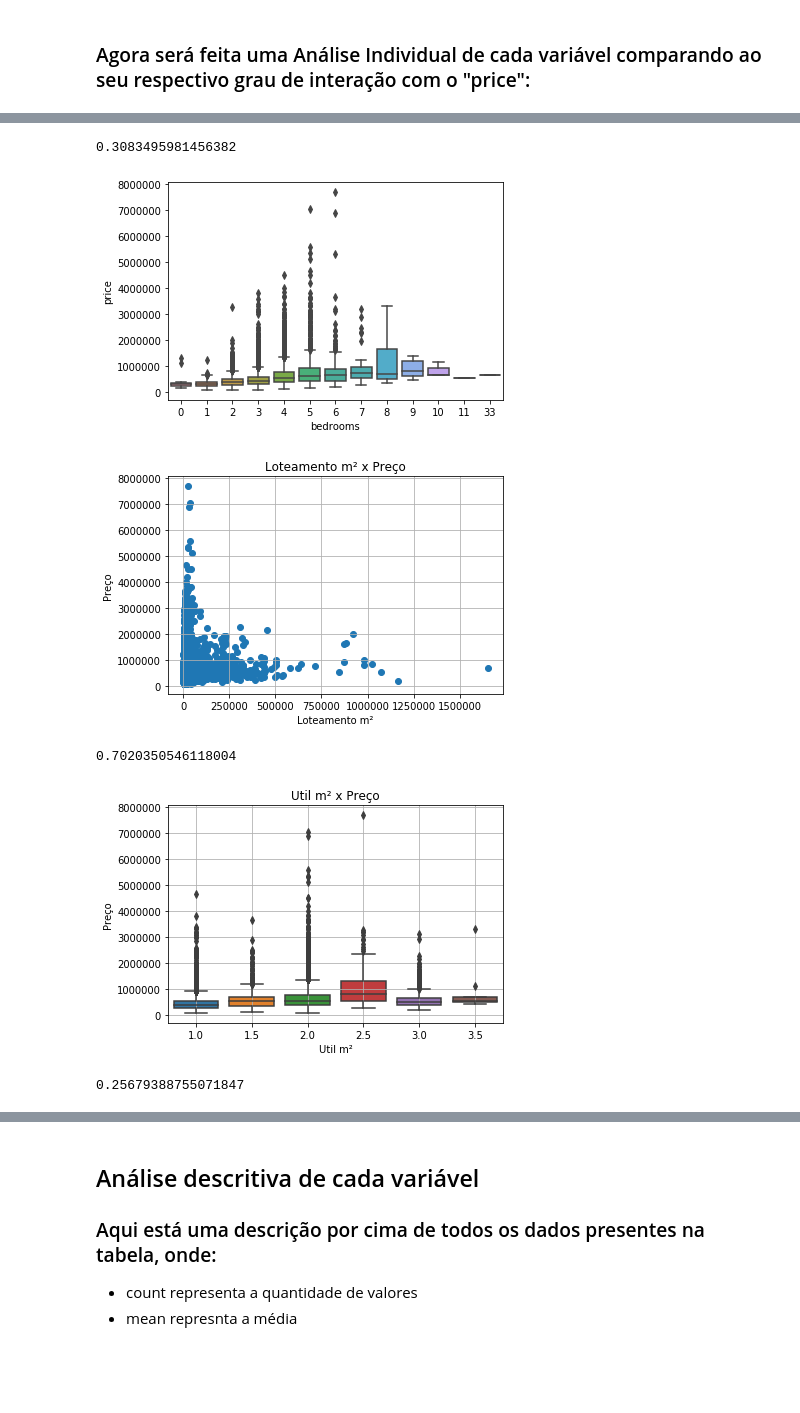
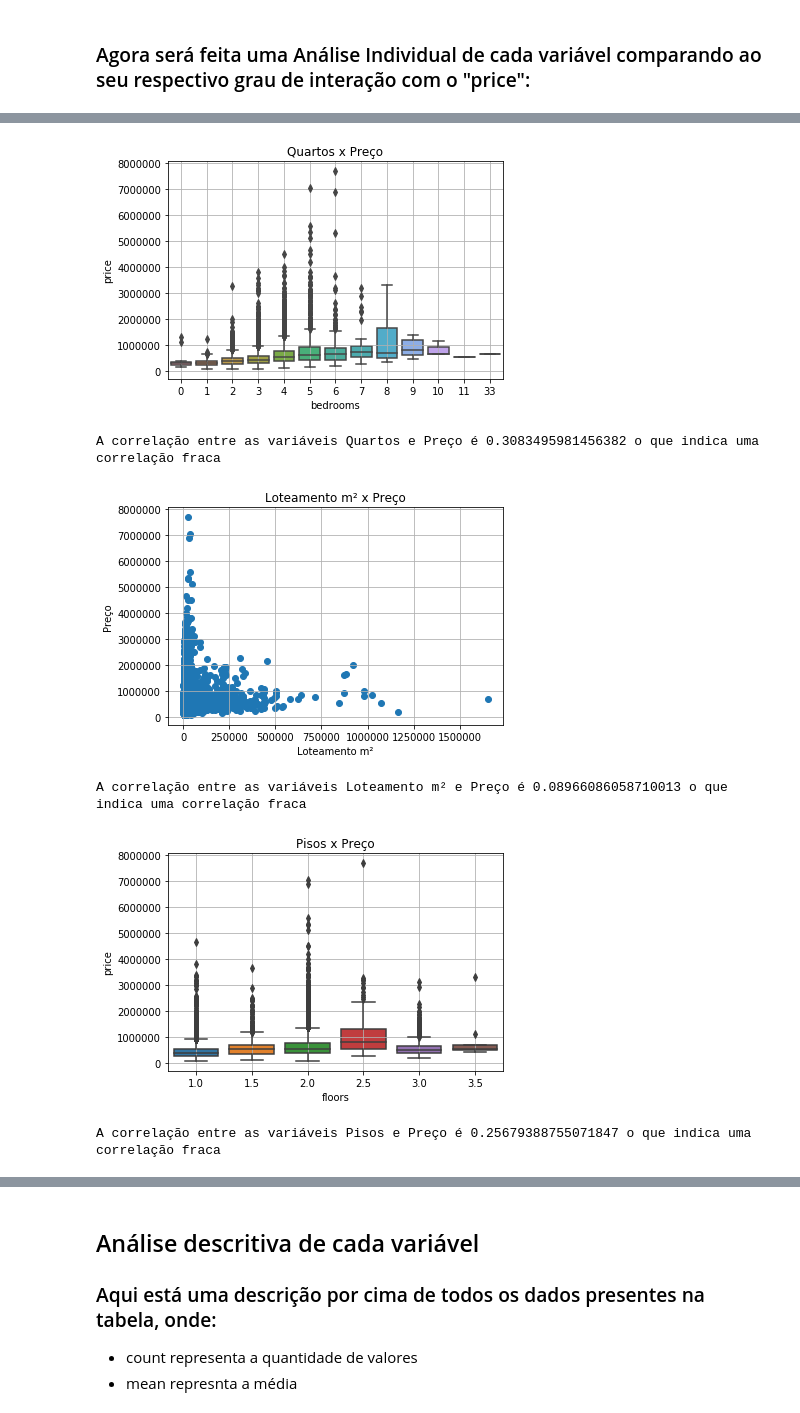
Before and after one commit to rafaelhbz/Projeto2_Cdados, a Jupyter notebook: Projeto2.ipynb, the cells around one changed output, grey strips where cells are left out. Drawn from its saved outputs; the diff is of its cells as text; code cells hidden in the pictures; blank space fills up the shorter version.

```diff
--- a/Projeto2.ipynb
+++ b/Projeto2.ipynb
@@ -17,3 +19,11 @@ def plota_grafico(title, xlabel, ylabel):
+# %%
+def printa_correlacao(variavel_1, variavel_2, correlacao):
+    if correlacao < 0.4:
+        print("A correlação entre as variáveis {0} e {1} é {2} o que indica uma correlação fraca".format(variavel_1, variavel_2, correlacao))
+    elif 0.4 < correlacao < 0.6:
+        print("A correlação entre as variáveis {0} e {1} é {2} o que indica uma correlação média".format(variavel_1, variavel_2, correlacao))
+    else:
+        print("A correlação entre as variáveis {0} e {1} é {2} o que indica uma correlação forte".format(variavel_1, variavel_2, correlacao))
 # %% [markdown]
 ## Explicação das Variáveis
 # %% [markdown]
@@ -248,24 +263,28 @@ sns.boxplot(x = "bathrooms", y = "price", data = cleaned_datasheet)
 # %%
 sns.boxplot(x = "bedrooms", y = "price", data = cleaned_datasheet)
-cleaned_datasheet.bedrooms.corr(cleaned_datasheet.price)
-cleaned_datasheet.bedrooms.corr(cleaned_datasheet.price)
+plt.title("Quartos x Preço")
+plt.grid(True)
+plt.show()
+printa_correlacao("Quartos", "Preço", cleaned_datasheet.bedrooms.corr(cleaned_datasheet.price))
 # %% [output]
+[figure, new version]
-0.3083495981456382
+A correlação entre as variáveis Quartos e Preço é 0.3083495981456382 o que indica uma correlação fraca
-[figure, old version]
 # %%
 plt.scatter(cleaned_datasheet.sqft_lot, cleaned_datasheet.price)
 plota_grafico("Loteamento m² x Preço", "Loteamento m²", "Preço")
-cleaned_datasheet.sqft_living.corr(cleaned_datasheet.price)
+printa_correlacao("Loteamento m²", "Preço", cleaned_datasheet.sqft_lot.corr(cleaned_datasheet.price))
 # %% [output]
 [figure]
-0.7020350546118004
+A correlação entre as variáveis Loteamento m² e Preço é 0.08966086058710013 o que indica uma correlação fraca
 # %%
 sns.boxplot(x = "floors", y = "price", data = cleaned_datasheet)
-plota_grafico("Util m² x Preço", "Util m²", "Preço")
-cleaned_datasheet.floors.corr(cleaned_datasheet.price)
+plt.title("Pisos x Preço")
+plt.grid(True)
+plt.show()
+printa_correlacao("Pisos", "Preço", cleaned_datasheet.floors.corr(cleaned_datasheet.price))
 # %% [output]
-[figure, old version]
+[figure, new version]
-0.25679388755071847
+A correlação entre as variáveis Pisos e Preço é 0.25679388755071847 o que indica uma correlação fraca
 # %%
 plt.scatter(cleaned_datasheet.sqft_above, cleaned_datasheet.price)
 plota_grafico("Superior m² x Preço", "Superior m²", "Preço")
```
Also changed, not shown: parts of 41 cells of this notebook.
